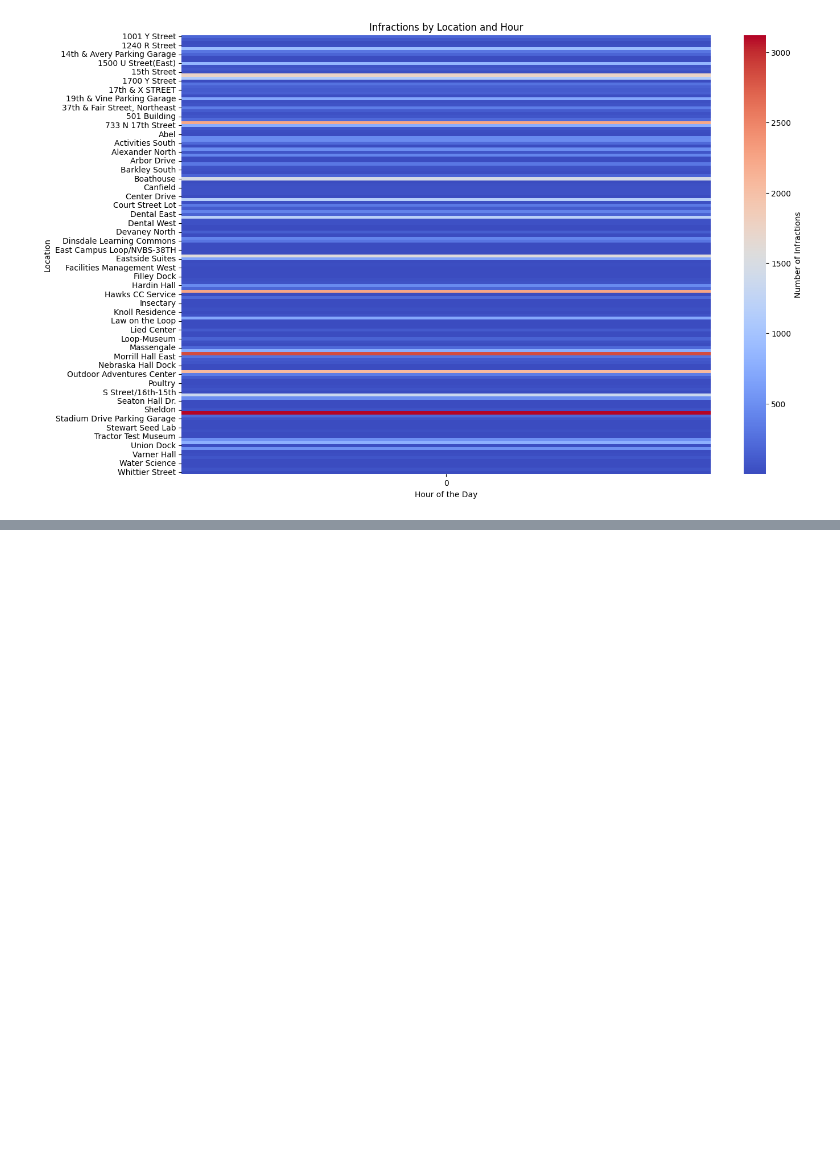
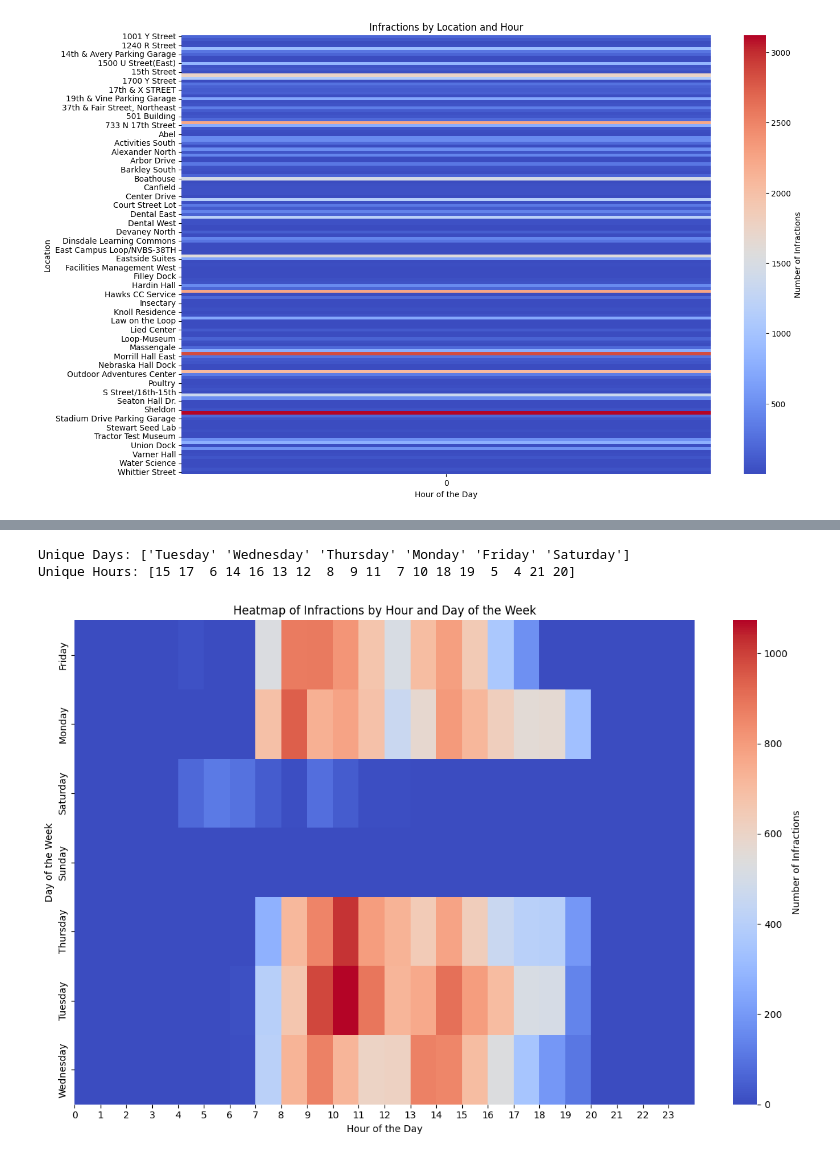
Before and after one commit to dpushkaran/UNL_Parking_Citation_ML_Model, a Jupyter notebook: Visualizations.ipynb, the cells around one changed output, grey strips where cells are left out. Saved outputs shown, nothing was run; the diff lists cells and outputs as text; code cells hidden in the pictures; blank space fills up the shorter version.

```diff
--- a/Visualizations.ipynb
+++ b/Visualizations.ipynb
@@ -112,0 +129,31 @@ plt.show()
+# %%
+data['DAY_OF_WEEK'] = data['DAY_OF_WEEK'].astype(str)
+data['HOUR'] = pd.to_numeric(data['HOUR'], errors='coerce')
+
+# Debug Step: Check for missing or incorrect data in DAY_OF_WEEK or HOUR
+print("Unique Days:", data['DAY_OF_WEEK'].unique())
+print("Unique Hours:", data['HOUR'].unique())
+
+# Define all hours (0-23) and all days of the week
+all_hours = list(range(24))
+all_days = ['Monday', 'Tuesday', 'Wednesday', 'Thursday', 'Friday', 'Saturday', 'Sunday']
+
+# Create a complete grid for all days and hours
+complete_grid = pd.MultiIndex.from_product([all_days, all_hours], names=['Day', 'Hour'])
+
+# Group data and reindex to include all hours and days
+heatmap_data = data.groupby(['DAY_OF_WEEK', 'HOUR']).size().reindex(complete_grid, fill_value=0).unstack()
+
+# Plot heatmap
+plt.figure(figsize=(12, 8))
+sns.heatmap(heatmap_data, cmap='coolwarm', annot=False, cbar_kws={'label': 'Number of Infractions'})
+plt.title('Heatmap of Infractions by Hour and Day of the Week')
+plt.xlabel('Hour of the Day')
+plt.ylabel('Day of the Week')
+plt.xticks(ticks=range(24), labels=range(24))  # Ensure x-axis shows 0 to 23
+plt.tight_layout()
+plt.show()
+# %% [output]
+Unique Days: ['Tuesday' 'Wednesday' 'Thursday' 'Monday' 'Friday' 'Saturday']
+Unique Hours: [15 17  6 14 16 13 12  8  9 11  7 10 18 19  5  4 21 20]
+[figure, added]
```
Also changed, not shown: parts of 3 cells of this notebook, 1 other file.
